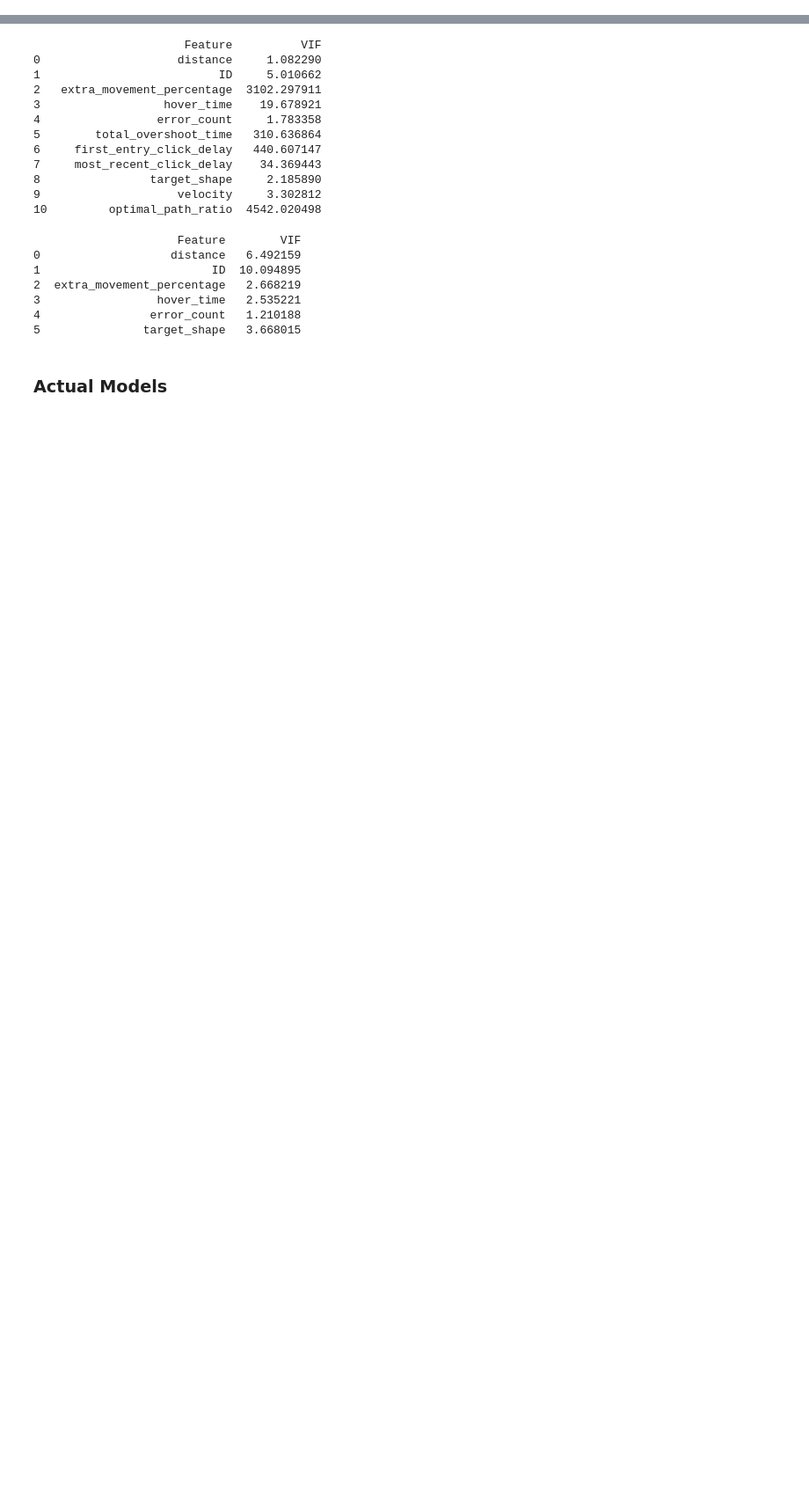
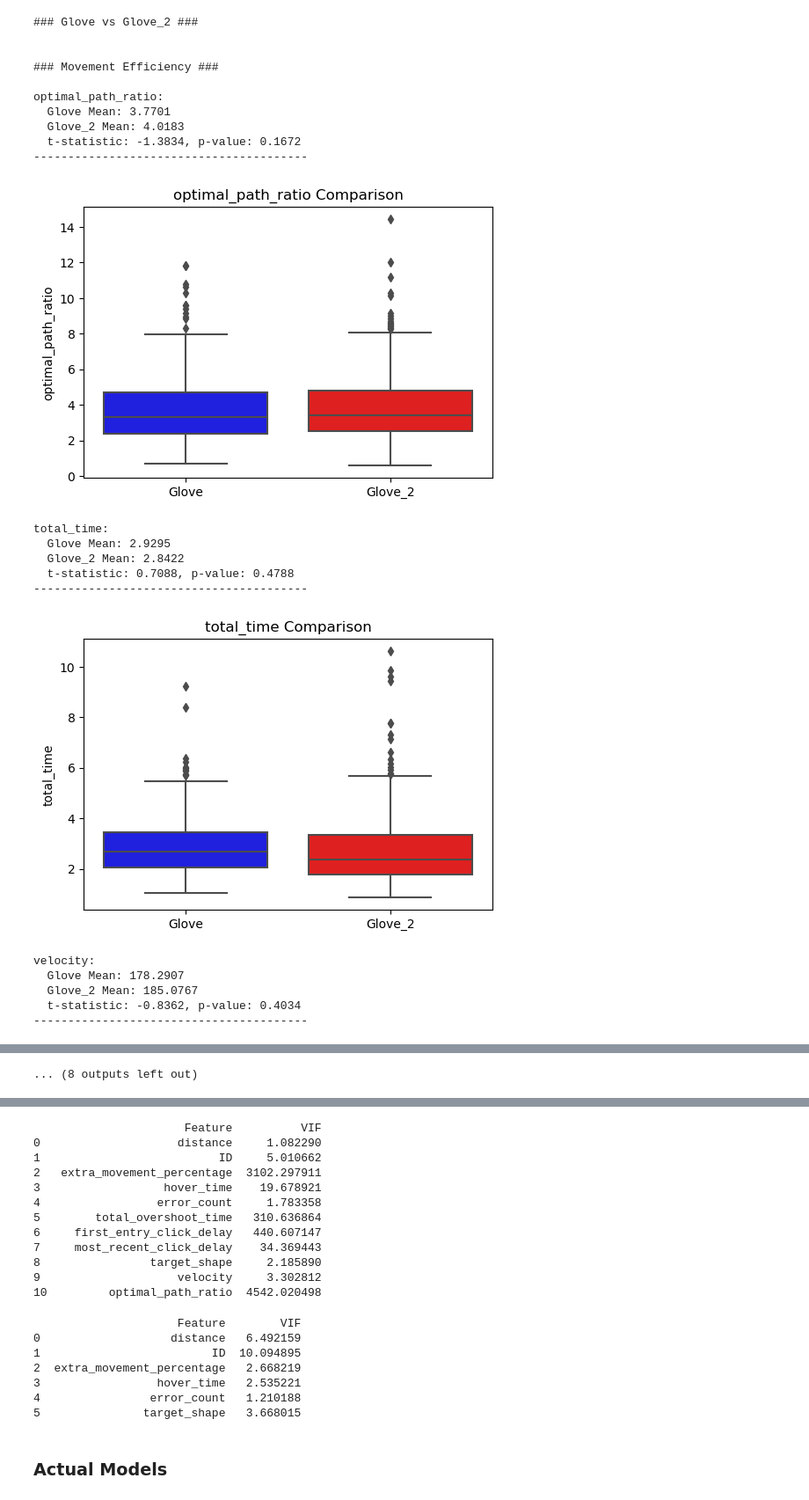
Before and after one commit to fir3yice/Glove-Based-Pointing-Device, a Jupyter notebook: analysis.ipynb, the cells around one changed output, grey strips where cells are left out. Shown at 88% size. Saved outputs shown, nothing was run; the diff lists cells and outputs as text; code cells hidden in the pictures; blank space fills up the shorter version.

```diff
--- a/analysis.ipynb
+++ b/analysis.ipynb
@@ -439,9 +488,10 @@ from scipy.stats import ttest_ind
 
 df_mouse["total_corrections"] = df_mouse["overshoot_correction_times"].apply(len)
 df_glove["total_corrections"] = df_glove["overshoot_correction_times"].apply(len)
+df_glove_2["total_corrections"] = df_glove_2["overshoot_correction_times"].apply(len)
 
 movement_metrics = ["optimal_path_ratio", "total_time", "velocity", "distance", "extra_movement_percentage"]
-error_metrics = ["error_count", "total_corrections"]
+error_metrics = ["error_count"]
 time_based_errors = ["hover_time", "total_overshoot_time", "first_entry_click_delay", "most_recent_click_delay"]
 
 def summarize_and_compare(df_mouse, df_glove, metrics, title):
@@ -465,6 +515,8 @@ def summarize_and_compare(df_mouse, df_glove, metrics, title):
         plt.ylabel(metric)
         plt.show()
 
+print("\n### Mouse vs Glove ###\n")
+
 summarize_and_compare(df_mouse, df_glove, movement_metrics, "Movement Efficiency")
 summarize_and_compare(df_mouse, df_glove, error_metrics, "Error Metrics")
 summarize_and_compare(df_mouse, df_glove, time_based_errors, "Time-Based Error Handling")
@@ -512,0 +568,55 @@ error_count:
+# %%
+import numpy as np
+import matplotlib.pyplot as plt
+import seaborn as sns
+from scipy.stats import ttest_ind
+
+def summarize_and_compare(df_glove, df_glove_2, metrics, title):
+    print(f"\n### {title} ###\n")
+
+    for metric in metrics:
+        glove_mean = df_glove[metric].mean()
+        glove_2_mean = df_glove_2[metric].mean()
+        stat, p_value = ttest_ind(df_glove[metric], df_glove_2[metric], equal_var=False)  # Welch's t-test
+
+        print(f"{metric}:")
+        print(f"  Glove Mean: {glove_mean:.4f}")
+        print(f"  Glove_2 Mean: {glove_2_mean:.4f}")
+        print(f"  t-statistic: {stat:.4f}, p-value: {p_value:.4f}")
+        print("-" * 40)
+
+        plt.figure(figsize=(6, 4))
+        sns.boxplot(data=[df_glove[metric], df_glove_2[metric]], palette=["blue", "red"])
+        plt.xticks([0, 1], ["Glove", "Glove_2"])
+        plt.title(f"{metric} Comparison")
+        plt.ylabel(metric)
+        plt.show()
+
+print("\n### Glove vs Glove_2 ###\n")
+
+summarize_and_compare(df_glove, df_glove_2, movement_metrics, "Movement Efficiency")
+summarize_and_compare(df_glove, df_glove_2, error_metrics, "Error Metrics")
+summarize_and_compare(df_glove, df_glove_2, time_based_errors, "Time-Based Error Handling")
+# %% [output]
+### Glove vs Glove_2 ###
+
+
+### Movement Efficiency ###
+
+optimal_path_ratio:
+  Glove Mean: 3.7701
+  Glove_2 Mean: 4.0183
+  t-statistic: -1.3834, p-value: 0.1672
+----------------------------------------
+[figure, added]
+total_time:
+  Glove Mean: 2.9295
+  Glove_2 Mean: 2.8422
+  t-statistic: 0.7088, p-value: 0.4788
+----------------------------------------
+[figure, added]
+velocity:
+  Glove Mean: 178.2907
+  Glove_2 Mean: 185.0767
+  t-statistic: -0.8362, p-value: 0.4034
+----------------------------------------
@@ -512,0 +644 @@ error_count:
+... (8 outputs left out)
```
Also changed, not shown: parts of 28 cells of this notebook, 15 other files.
